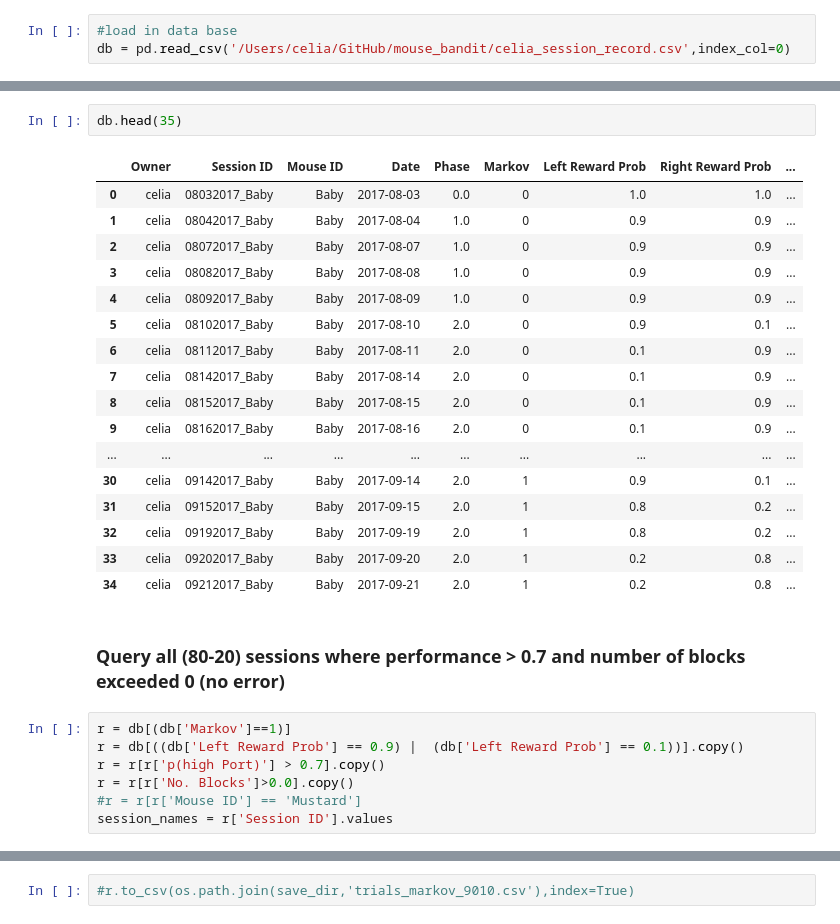
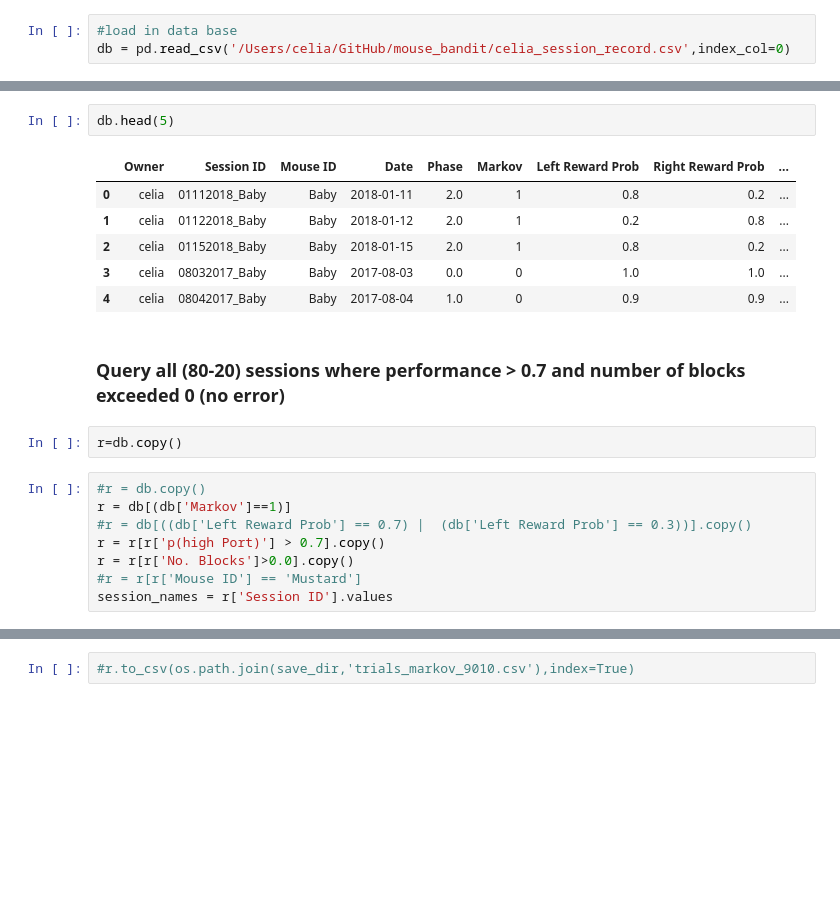
Before and after one commit to celiaberon/mouse_bandit, a Jupyter notebook: jupyter_notebooks/Data_Processing/DB Query to Feature Matrix.ipynb, the cells around one changed output, grey strips where cells are left out. Drawn from its saved outputs; the diff is of its cells as text; blank space fills up the shorter version.

```diff
--- a/jupyter_notebooks/Data_Processing/DB Query to Feature Matrix.ipynb
+++ b/jupyter_notebooks/Data_Processing/DB Query to Feature Matrix.ipynb
@@ -27,28 +27,20 @@ db.shape
 # %%
-db.head(35)
+db.head(5)
 # %% [output]
 |  | Owner | Session ID | Mouse ID | Date | Phase | Markov | Left Reward Prob | Right Reward Prob | ... |
-| 0 | celia | 08032017_Baby | Baby | 2017-08-03 | 0.0 | 0 | 1.0 | 1.0 | ... |
-| 1 | celia | 08042017_Baby | Baby | 2017-08-04 | 1.0 | 0 | 0.9 | 0.9 | ... |
-| 2 | celia | 08072017_Baby | Baby | 2017-08-07 | 1.0 | 0 | 0.9 | 0.9 | ... |
-| 3 | celia | 08082017_Baby | Baby | 2017-08-08 | 1.0 | 0 | 0.9 | 0.9 | ... |
-| 4 | celia | 08092017_Baby | Baby | 2017-08-09 | 1.0 | 0 | 0.9 | 0.9 | ... |
-| 5 | celia | 08102017_Baby | Baby | 2017-08-10 | 2.0 | 0 | 0.9 | 0.1 | ... |
-| 6 | celia | 08112017_Baby | Baby | 2017-08-11 | 2.0 | 0 | 0.1 | 0.9 | ... |
-| 7 | celia | 08142017_Baby | Baby | 2017-08-14 | 2.0 | 0 | 0.1 | 0.9 | ... |
-| 8 | celia | 08152017_Baby | Baby | 2017-08-15 | 2.0 | 0 | 0.1 | 0.9 | ... |
-| 9 | celia | 08162017_Baby | Baby | 2017-08-16 | 2.0 | 0 | 0.1 | 0.9 | ... |
-| ... | ... | ... | ... | ... | ... | ... | ... | ... | ... |
-| 30 | celia | 09142017_Baby | Baby | 2017-09-14 | 2.0 | 1 | 0.9 | 0.1 | ... |
-| 31 | celia | 09152017_Baby | Baby | 2017-09-15 | 2.0 | 1 | 0.8 | 0.2 | ... |
-| 32 | celia | 09192017_Baby | Baby | 2017-09-19 | 2.0 | 1 | 0.8 | 0.2 | ... |
-| 33 | celia | 09202017_Baby | Baby | 2017-09-20 | 2.0 | 1 | 0.2 | 0.8 | ... |
-| 34 | celia | 09212017_Baby | Baby | 2017-09-21 | 2.0 | 1 | 0.2 | 0.8 | ... |
+| 0 | celia | 01112018_Baby | Baby | 2018-01-11 | 2.0 | 1 | 0.8 | 0.2 | ... |
+| 1 | celia | 01122018_Baby | Baby | 2018-01-12 | 2.0 | 1 | 0.2 | 0.8 | ... |
+| 2 | celia | 01152018_Baby | Baby | 2018-01-15 | 2.0 | 1 | 0.8 | 0.2 | ... |
+| 3 | celia | 08032017_Baby | Baby | 2017-08-03 | 0.0 | 0 | 1.0 | 1.0 | ... |
+| 4 | celia | 08042017_Baby | Baby | 2017-08-04 | 1.0 | 0 | 0.9 | 0.9 | ... |
 # %% [markdown]
 ### Query all (80-20) sessions where performance > 0.7 and number of blocks exceeded 0 (no error)
+# %%
+r=db.copy()
 # %%
+#r = db.copy()
 r = db[(db['Markov']==1)]
-r = db[((db['Left Reward Prob'] == 0.9) |  (db['Left Reward Prob'] == 0.1))].copy()
+#r = db[((db['Left Reward Prob'] == 0.7) |  (db['Left Reward Prob'] == 0.3))].copy()
 r = r[r['p(high Port)'] > 0.7].copy()
 r = r[r['No. Blocks']>0.0].copy()
 #r = r[r['Mouse ID'] == 'Mustard']
```
Also changed, not shown: parts of 9 cells of this notebook, 4 other files.
